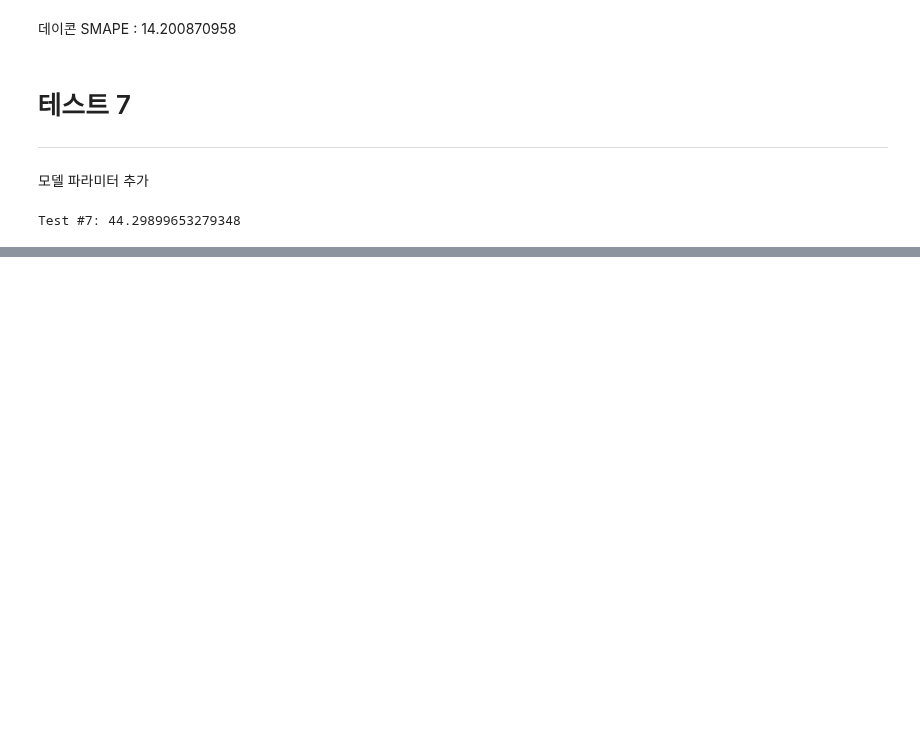
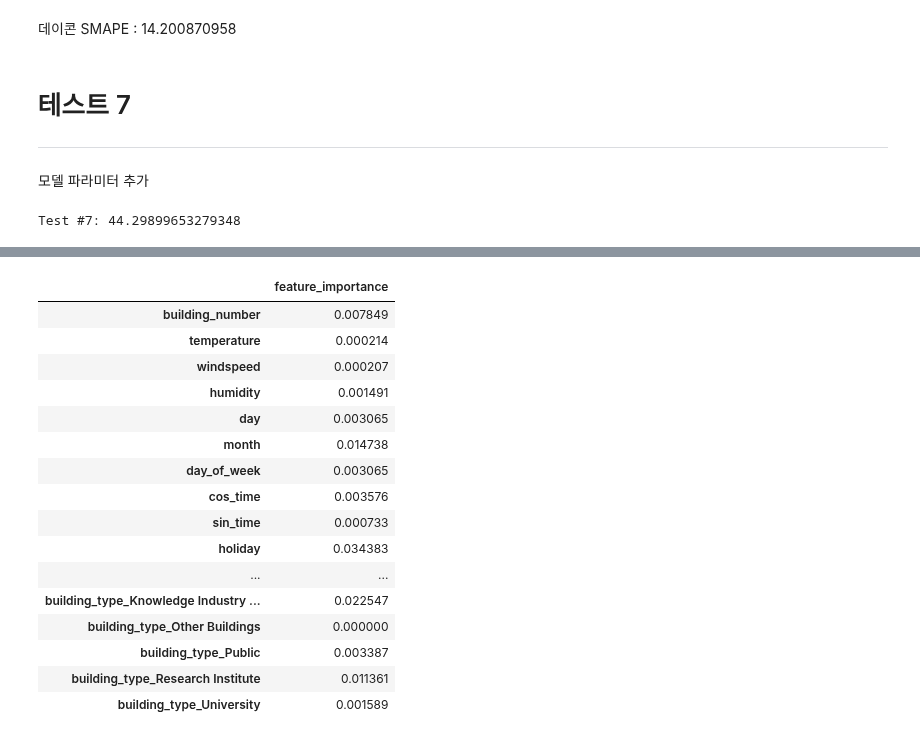
Before and after one commit to 2023dacon/Power-usage-Prediction, a Jupyter notebook: Modeling/XGB.ipynb, the cells around one changed output, grey strips where cells are left out. Saved outputs shown, nothing was run; the diff lists cells and outputs as text; code cells hidden in the pictures; blank space fills up the shorter version.

```diff
--- a/Modeling/XGB.ipynb
+++ b/Modeling/XGB.ipynb
@@ -588,0 +598,33 @@ Test #7: 44.29899653279348
+# %%
+train_8 = train
+test_8 = test
+
+# 카테고리 컬럼 설정
+train_8[['building_type']] = train_8[[ 'building_type']].astype('category')
+
+train_8 = pd.get_dummies(train_8, columns = ['building_type'])
+
+# 특성과 라벨 분리
+X_train_8 = train_8.drop(columns = ['power_consumption'])
+y_train_8 = train_8['power_consumption']
+# %%
+# 데이터 정규화
+scaler = StandardScaler()
+X_train_scaled_8 = scaler.fit_transform(X_train_8)
+
+# 데이터 분할
+y_train_split_8, y_test_8, X_train_scaled_8, X_test_8 = temporal_train_test_split(X = X_train_scaled_8,y =  y_train_8, test_size = 168)
+
+# XGBoost 모델 생성
+xgb_model_8 = XGBRegressor(objective='reg:squarederror', random_state=42)
+
+
+def smape(true, pred):
+    v = 2 * abs(pred - true) / (abs(pred) + abs(true))
+    output = np.mean(v) * 100
+    return output
+
+xgb_model_8.fit(X_train_scaled_8, y_train_split_8)
+
+y_pred_8 = xgb_model_8.predict(X_test_8)
+print(f"Test #8: {smape(y_test_8, y_pred_8)}")
@@ -588,0 +655,22 @@ Test #7: 44.29899653279348
+# %%
+feature_importance = pd.DataFrame(xgb_model_8.feature_importances_.reshape((1, -1)), columns=X_train_8.columns, index=['feature_importance'])
+feature_importance = feature_importance.transpose()
+feature_importance
+# %% [output]
+|  | feature_importance |
+| building_number | 0.007849 |
+| temperature | 0.000214 |
+| windspeed | 0.000207 |
+| humidity | 0.001491 |
+| day | 0.003065 |
+| month | 0.014738 |
+| day_of_week | 0.003065 |
+| cos_time | 0.003576 |
+| sin_time | 0.000733 |
+| holiday | 0.034383 |
+| ... | ... |
+| building_type_Knowledge Industry ... | 0.022547 |
+| building_type_Other Buildings | 0.000000 |
+| building_type_Public | 0.003387 |
+| building_type_Research Institute | 0.011361 |
+| building_type_University | 0.001589 |
```
Also changed, not shown: parts of 13 cells of this notebook, 1 other file.
